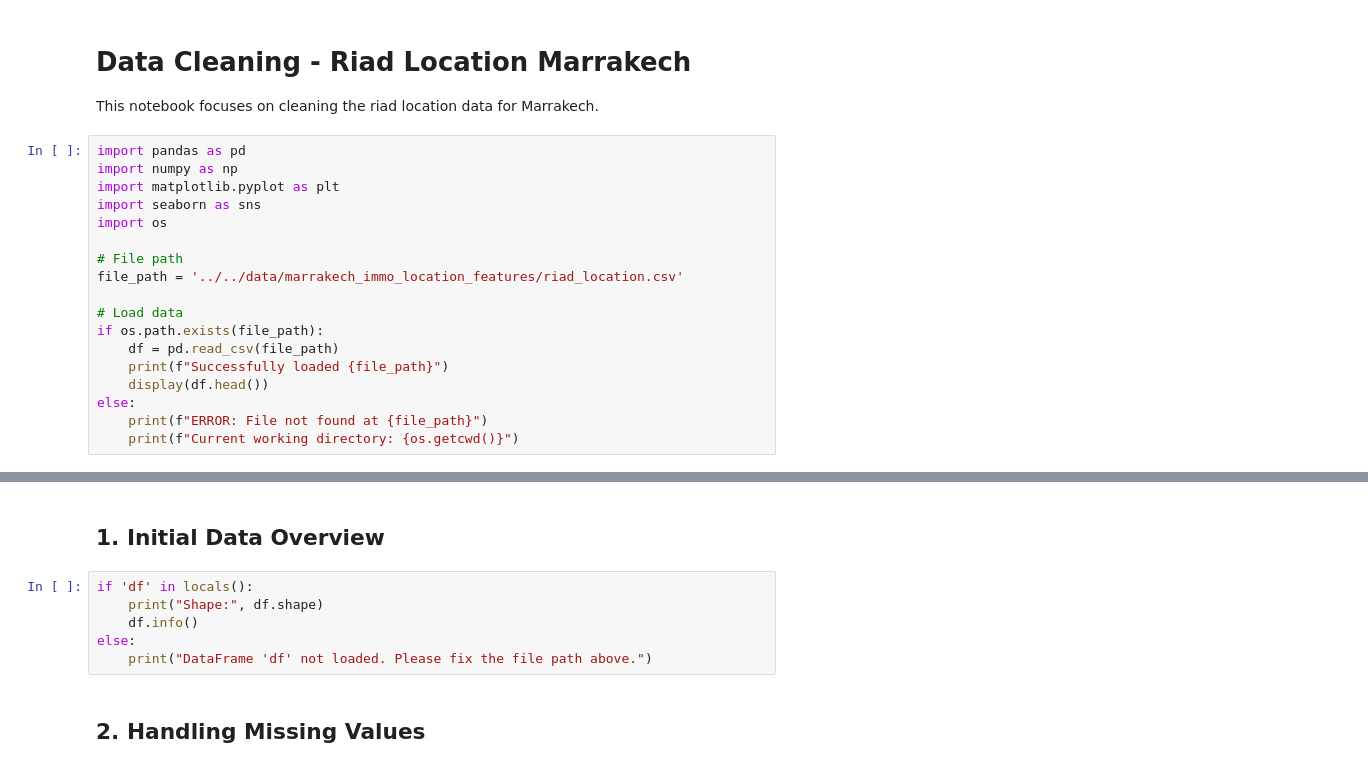
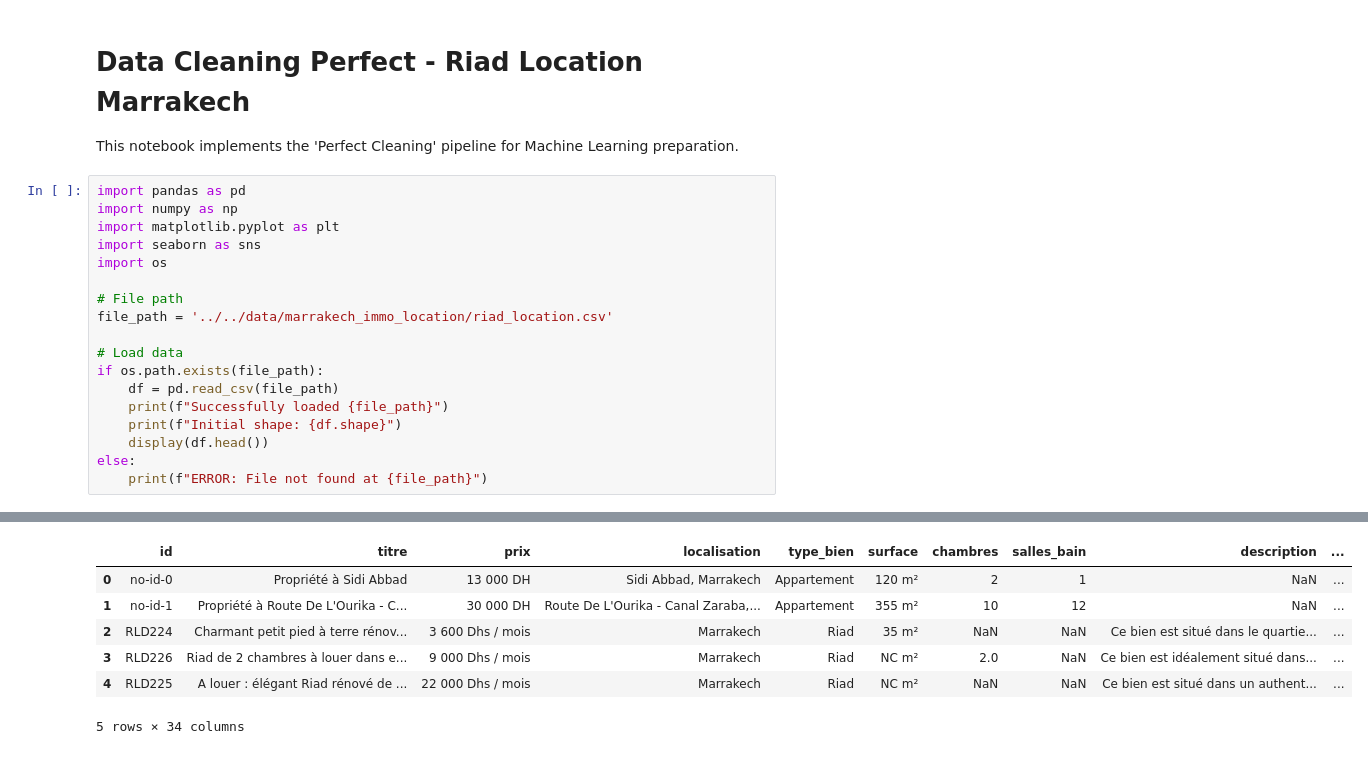
Before and after one commit to MAZIHBouchra/gateone-final, a Jupyter notebook: notebooks/locations/riad_location_cleaning.ipynb, the cells around one changed output, grey strips where cells are left out. Saved outputs shown, nothing was run; the diff lists cells and outputs as text.

```diff
--- a/notebooks/locations/riad_location_cleaning.ipynb
+++ b/notebooks/locations/riad_location_cleaning.ipynb
@@ -1,6 +1,6 @@
 # %% [markdown]
-# Data Cleaning - Riad Location Marrakech
-This notebook focuses on cleaning the riad location data for Marrakech.
+# Data Cleaning Perfect - Riad Location Marrakech
+This notebook implements the 'Perfect Cleaning' pipeline for Machine Learning preparation.
 # %%
 import pandas as pd
 import numpy as np
@@ -9,13 +9,14 @@ import seaborn as sns
 import os
 
 # File path
-file_path = '../../data/marrakech_immo_location_features/riad_location.csv'
+file_path = '../../data/marrakech_immo_location/riad_location.csv'
 
 # Load data
 if os.path.exists(file_path):
     df = pd.read_csv(file_path)
     print(f"Successfully loaded {file_path}")
+    print(f"Initial shape: {df.shape}")
     display(df.head())
 else:
     print(f"ERROR: File not found at {file_path}")
-    print(f"Current working directory: {os.getcwd()}")
+# %% [output]
@@ -22,10 +25,7 @@ else:
+|  | id | titre | prix | localisation | type_bien | surface | chambres | salles_bain | description | ... |
+| 0 | no-id-0 | Propriété à Sidi Abbad | 13 000 DH | Sidi Abbad, Marrakech | Appartement | 120 m² | 2 | 1 | NaN | ... |
+| 1 | no-id-1 | Propriété à Route De L'Ourika - C... | 30 000 DH | Route De L'Ourika - Canal Zaraba,... | Appartement | 355 m² | 10 | 12 | NaN | ... |
+| 2 | RLD224 | Charmant petit pied à terre rénov... | 3 600 Dhs / mois | Marrakech | Riad | 35 m² | NaN | NaN | Ce bien est situé dans le quartie... | ... |
+| 3 | RLD226 | Riad de 2 chambres à louer dans e... | 9 000 Dhs / mois | Marrakech | Riad | NC m² | 2.0 | NaN | Ce bien est idéalement situé dans... | ... |
+| 4 | RLD225 | A louer : élégant Riad rénové de ... | 22 000 Dhs / mois | Marrakech | Riad | NC m² | NaN | NaN | Ce bien est situé dans un authent... | ... |
+5 rows × 34 columns
-# %% [markdown]
-## 1. Initial Data Overview
-# %%
-if 'df' in locals():
-    print("Shape:", df.shape)
-    df.info()
-else:
-    print("DataFrame 'df' not loaded. Please fix the file path above.")
-# %% [markdown]
-## 2. Handling Missing Values
```
Also changed, not shown: parts of 23 cells of this notebook.
